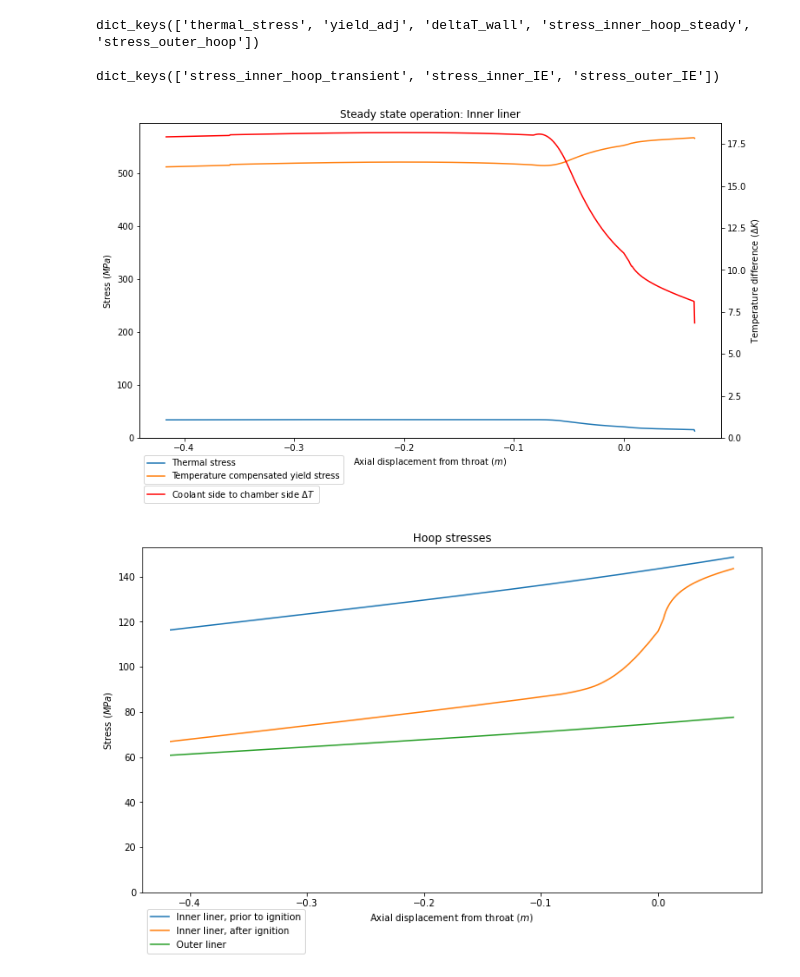
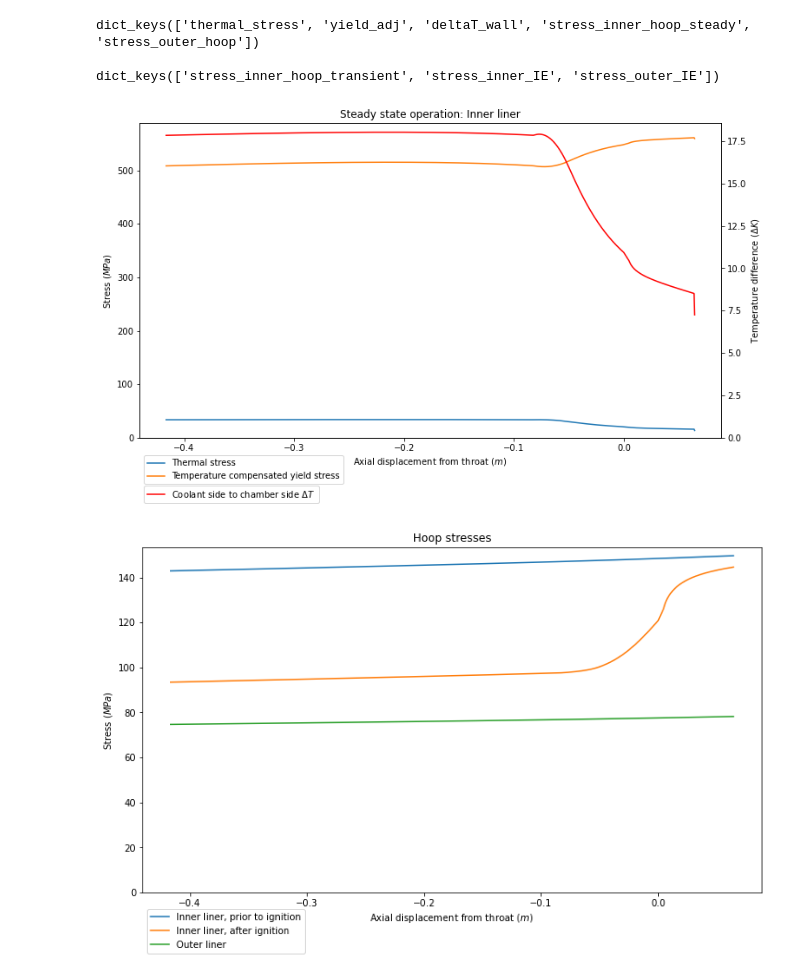
Before and after one commit to cuspaceflight/bamboo, a Jupyter notebook: Introduction to Bamboo.ipynb, the cells around one changed output. Cells and saved outputs as stored; diff of their text form; code cells hidden in the pictures.

```diff
--- a/Introduction to Bamboo.ipynb
+++ b/Introduction to Bamboo.ipynb
@@ -303,5 +303,7 @@ engine.add_cooling_jacket(inner_wall_material,
 
 engine.plot_geometry()
 plt.show()
+
+new_cooling_data = engine.steady_heating_analysis()
 # %% [output]
 [figure]
@@ -308,9 +312,9 @@ plt.show()
 # %%
 #Steady state stress analysis
-steady_stress = engine.run_stress_analysis(heating_result = cooling_data, condition = "steady")
+steady_stress = engine.run_stress_analysis(heating_result = new_cooling_data, condition = "steady")
 
 #Transient stress analysis
-transient_stress = engine.run_stress_analysis(heating_result = cooling_data, condition= "transient", T_amb = inlet_T)
+transient_stress = engine.run_stress_analysis(heating_result = new_cooling_data, condition= "transient", T_amb = inlet_T)
 # %%
 #Show what keys are available from the resulting data
 print("")
@@ -323,7 +327,7 @@ dict_keys(['thermal_stress', 'yield_adj', 'deltaT_wall', 'stress_inner_hoop_stea
 dict_keys(['stress_inner_hoop_transient', 'stress_inner_IE', 'stress_outer_IE'])
 # %%
 #Graph results - copied from Henry Free's stress_example.py
-xs = cooling_data["x"]
+xs = new_cooling_data["x"]
 threshold = 0.5
 
 #If a hoop or inner expansion stress exceeds this proportion of nominal yield stress,
@@ -393,32 +397,32 @@ if np.max(np.abs(transient_stress["stress_inner_IE"])) > threshold*inner_wall_ma
     axs3i.get_yaxis().set_visible(False)
     axs3i.hlines(inner_wall_material.sigma_y/1E6, xs[0], xs[-1], linestyles = "dashed", color = "indianred",
                 label = "Nominal inner liner yield stress")
     ymax3 = max((ymax3, 1.1*inner_wall_material.sigma_y/1E6))
     axs3i.set_ylim(0, ymax3)
     axs3i.legend(bbox_to_anchor = (0.7, -0.11), loc = "lower left")
 
 if np.max(np.abs(transient_stress["stress_outer_IE"])) > threshold*outer_wall_material.sigma_y:
     axs3o = axs3.twinx()
     axs3o.get_yaxis().set_visible(False)
     axs3o.hlines(outer_wall_material.sigma_y/1E6, xs[0], xs[-1], linestyles = "dashed", color = "maroon",
                 label = "Nominal outer liner yield stress")
     ymax3 = max((ymax3, 1.1*outer_wall_material.sigma_y/1E6))
     try:
         axs3i.set_ylim(0, ymax3)
     except NameError:
         pass
     axs3o.set_ylim(0, ymax3)
     axs3o.legend(bbox_to_anchor = (0.7, -0.15), loc = "lower left")
 
 axs3.set_title("Absolute stresses due to constrained inner liner expansion")
 axs3.set_xlabel("Axial displacement from throat $(m)$")
 axs3.set_ylabel("Stress $(MPa)$")
 axs3.legend(bbox_to_anchor = (0, -0.15), loc = "lower left")
 axs3.set_ylim([0, ymax3])
 
 fig3.subplots_adjust(bottom = 0.12)
 
 plt.show()
 # %% [output]
-[figure, old version]
+[figure, new version]
-[figure, old version]
+[figure, new version]
```
Also changed, not shown: parts of 2 cells of this notebook.
